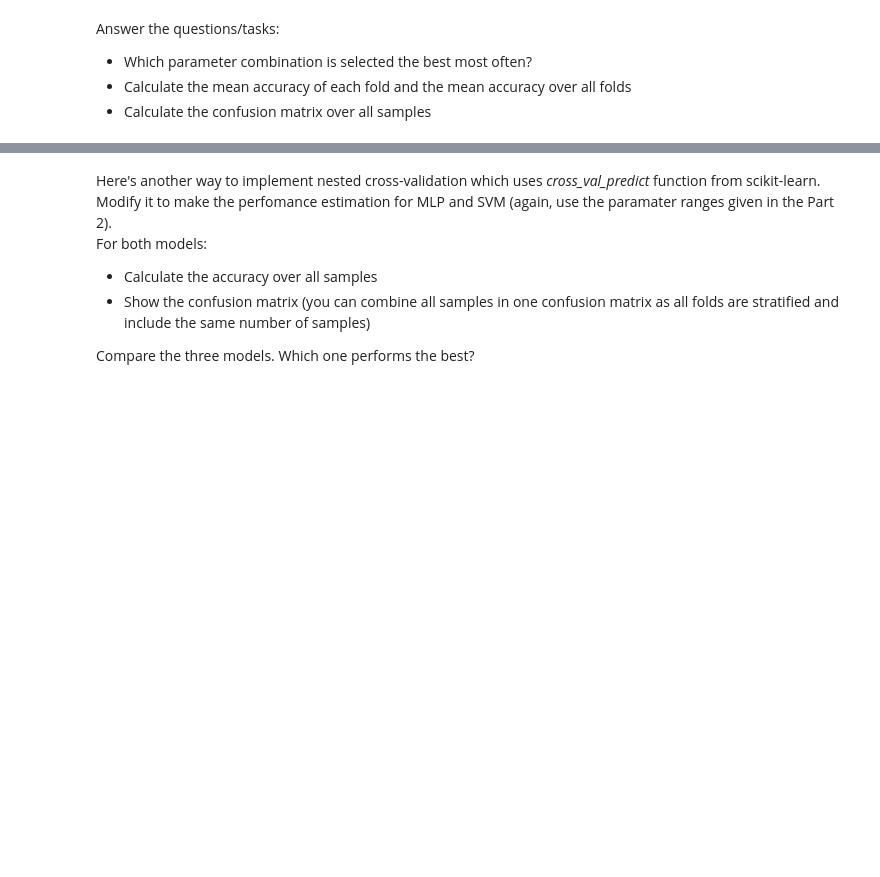
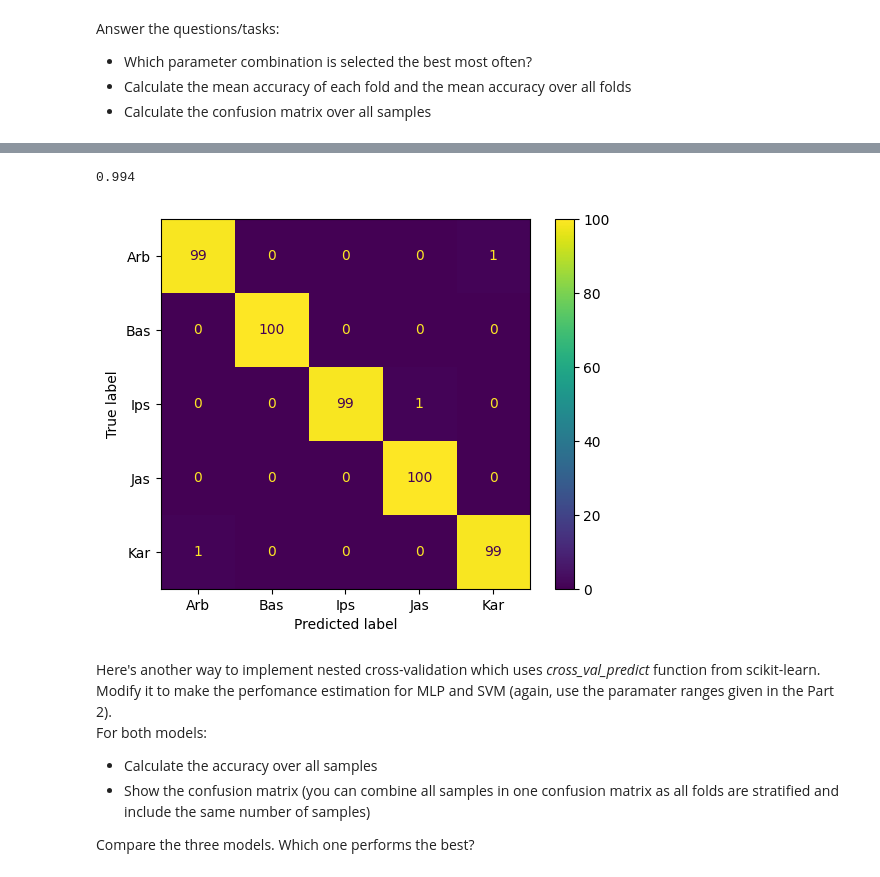
Before and after one commit to konstanyman/Exercise_p1, a Jupyter notebook: notebooks/Exercise_MLPR2024_Part3_template.ipynb, the cells around one changed output, grey strips where cells are left out. Cells and saved outputs as stored; diff of their text form; code cells hidden in the pictures; blank space fills up the shorter version.

```diff
--- a/notebooks/Exercise_MLPR2024_Part3_template.ipynb
+++ b/notebooks/Exercise_MLPR2024_Part3_template.ipynb
@@ -148,3 +190,19 @@ Answer the questions/tasks: <br>
+# %%
+# accuracy over all folds
+results_rf['accuracy'].mean()
+# %% [output]
+0.994
+# %%
+# confusion matrix over all samples
+cm = confusion_matrix(results['class'], results['pred_class'], labels=['Arb', 'Bas', 'Ips', 'Jas', 'Kar'])
+
+# display confusion matrix
+disp = ConfusionMatrixDisplay(confusion_matrix=cm,
+                              display_labels=['Arb', 'Bas', 'Ips', 'Jas', 'Kar'])
+disp.plot()
+plt.show()
+# %% [output]
+[figure, added]
 # %% [markdown]
 Here's another way to implement nested cross-validation which uses *cross_val_predict* function from scikit-learn.<br>
 Modify it to make the perfomance estimation for MLP and SVM (again, use the paramater ranges given in the Part 2).<br>
```
Also changed, not shown: parts of 16 cells of this notebook.
